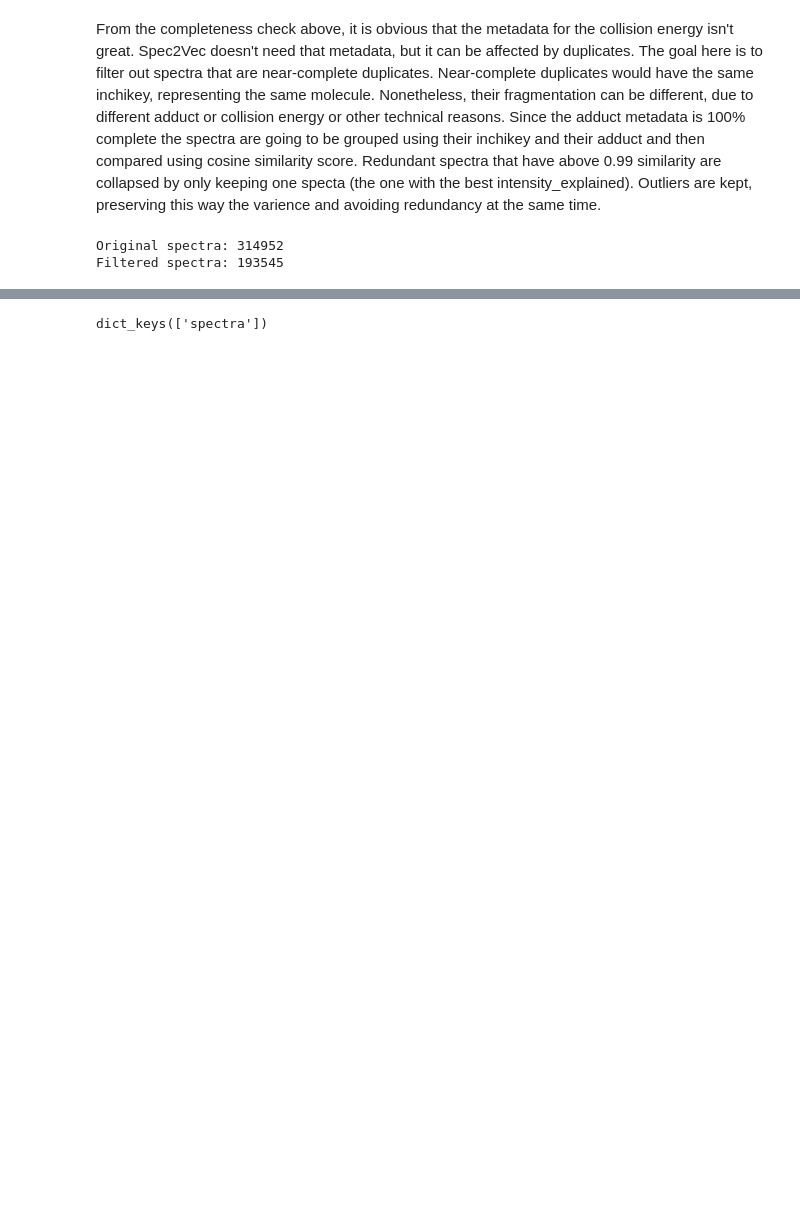
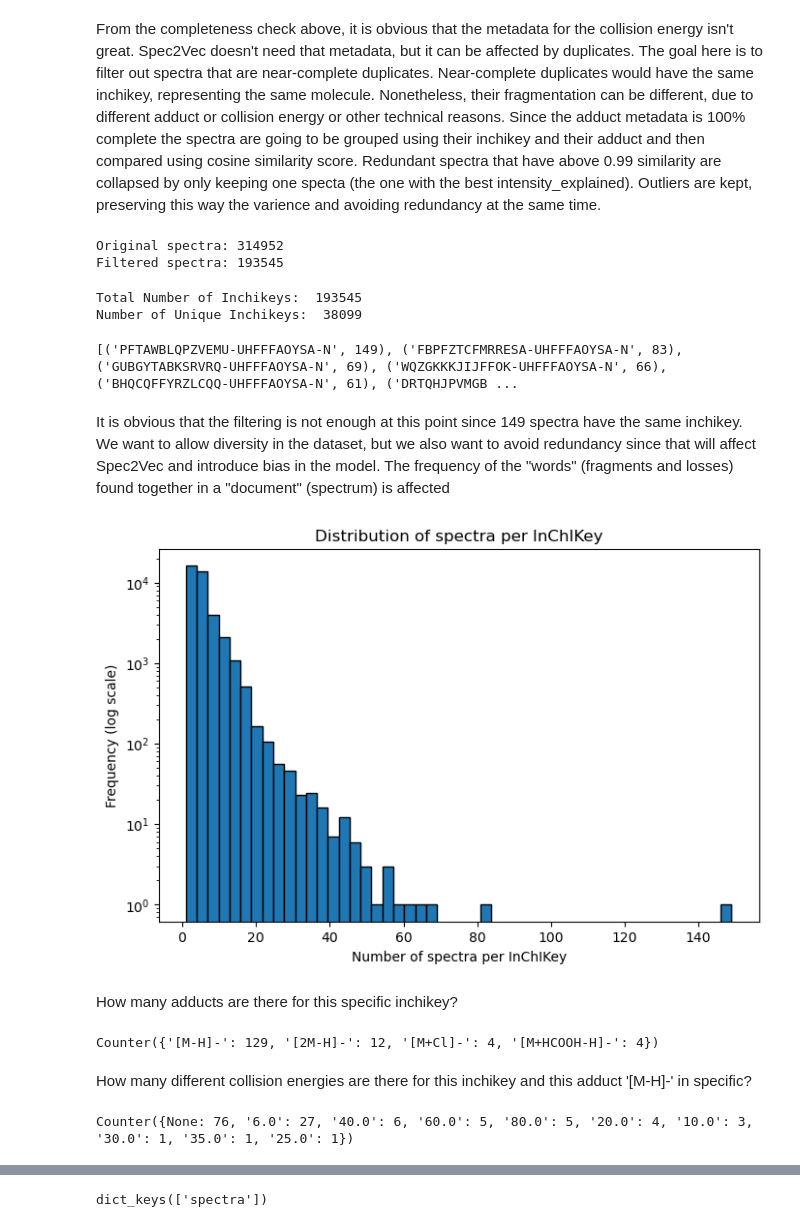
Before and after one commit to ioanniskontogiannis/mass2motif-prioritization-ml, a Jupyter notebook: scripts/filtering/filtering_Spec2Vec_retraining.ipynb, the cells around one changed output, grey strips where cells are left out. Saved outputs shown, nothing was run; the diff lists cells and outputs as text; code cells hidden in the pictures; blank space fills up the shorter version.

Commit message:
changes to retrain the new s2v model

```diff
--- a/scripts/filtering/filtering_Spec2Vec_retraining.ipynb
+++ b/scripts/filtering/filtering_Spec2Vec_retraining.ipynb
@@ -3,7 +3,7 @@ The goal of this notebook is to create the final mgf file that will be used for
 # %%
 from matchms.importing import load_from_mgf
 # %%
-initial_mgf = list(load_from_mgf('/home/ioannis/thesis_data/merged_and_cleaned_libraries_1.mgf'))
+initial_mgf = list(load_from_mgf('/home/ioannis/thesis_data/MSn_filtering_data/merged_and_cleaned_libraries_1.mgf'))
 # %%
 print(len(initial_mgf))
 # %% [output]
@@ -138,3 +147,31 @@ filtered_cleaned_neg = filter_redundant_graph(cleaned_neg)
 # %% [output]
 Original spectra: 314952
 Filtered spectra: 193545
+# %%
+unique = []
+inchikeys = [spectrum.get('inchikey') for spectrum in filtered_cleaned_neg]
+print("Total Number of Inchikeys: ", len(inchikeys))
+unique_inchikeys = set(inchikeys)
+print('Number of Unique Inchikeys: ', len(unique_inchikeys))
+# %% [output]
+Total Number of Inchikeys:  193545
+Number of Unique Inchikeys:  38099
+# %%
+counts_inchikeys = Counter(inchikeys)
+print(counts_inchikeys.most_common(10))
+# %% [output]
+[('PFTAWBLQPZVEMU-UHFFFAOYSA-N', 149), ('FBPFZTCFMRRESA-UHFFFAOYSA-N', 83), ('GUBGYTABKSRVRQ-UHFFFAOYSA-N', 69), ('WQZGKKKJIJFFOK-UHFFFAOYSA-N', 66), ('BHQCQFFYRZLCQQ-UHFFFAOYSA-N', 61), ('DRTQHJPVMGB ...
+# %% [markdown]
+It is obvious that the filtering is not enough at this point since 149 spectra have the same inchikey. We want to allow diversity in the dataset, but we also want to avoid redundancy since that will affect Spec2Vec and introduce bias in the model. The frequency of the "words" (fragments and losses) found together in a "document" (spectrum) is affected
+# %%
+spectra_per_inchikey = list(counts_inchikeys.values())
+import matplotlib.pyplot as plt
+
+plt.figure(figsize=(8,5))
+plt.hist(spectra_per_inchikey, bins=50, log=True, edgecolor="black")
+plt.xlabel("Number of spectra per InChIKey")
+plt.ylabel("Frequency (log scale)")
+plt.title("Distribution of spectra per InChIKey")
+plt.show()
+# %% [output]
+[figure, added]
@@ -140,0 +180,16 @@ Filtered spectra: 193545
+# %% [markdown]
+How many adducts are there for this specific inchikey?
+# %%
+matching_spectra = [s for s in filtered_cleaned_neg if s.get("inchikey") == most_common_inchikey]
+adducts = Counter(s.get("adduct") for s in matching_spectra)
+print(adducts)
+# %% [output]
+Counter({'[M-H]-': 129, '[2M-H]-': 12, '[M+Cl]-': 4, '[M+HCOOH-H]-': 4})
+# %% [markdown]
+How many different collision energies are there for this inchikey and this adduct '[M-H]-' in specific?
+# %%
+matching_spectra_adduct = [s for s in filtered_cleaned_neg if s.get("inchikey") == most_common_inchikey and s.get("adduct") == '[M-H]-']
+collision_en = Counter(s.get("collision_energy") for s in matching_spectra_adduct)
+print(collision_en)
+# %% [output]
+Counter({None: 76, '6.0': 27, '40.0': 6, '60.0': 5, '80.0': 5, '20.0': 4, '10.0': 3, '30.0': 1, '35.0': 1, '25.0': 1})
```
Also changed, not shown: parts of 19 cells of this notebook, 3 other files.
